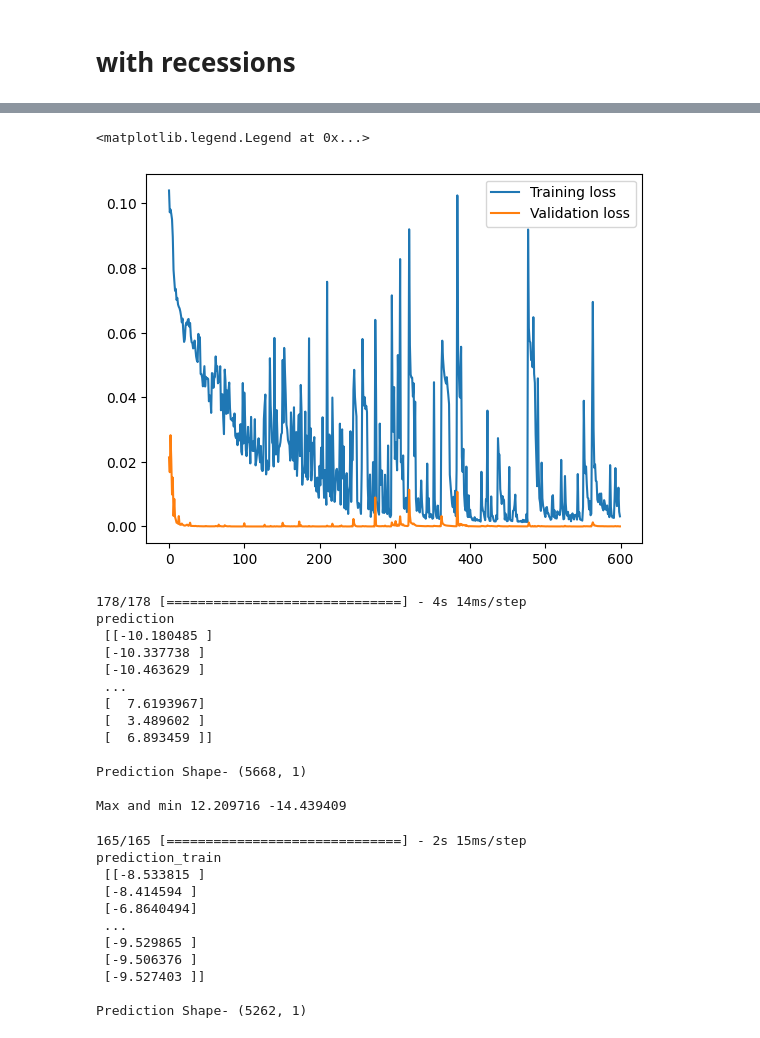
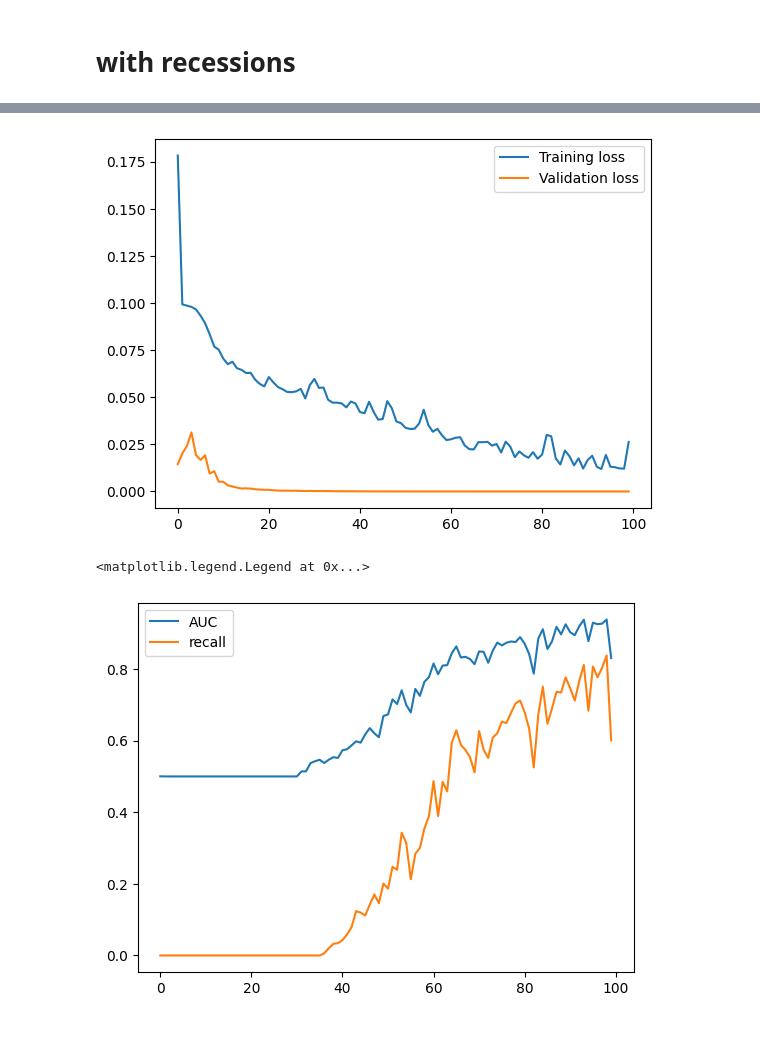
Before and after one commit to AmineMahdioui/projet-de-fin-d-annee, a Jupyter notebook: New try LSTM.ipynb, the cells around one changed output, grey strips where cells are left out. Cells and saved outputs as stored; diff of their text form; code cells hidden in the pictures.

```diff
--- a/New try LSTM.ipynb
+++ b/New try LSTM.ipynb
@@ -203,44 +202,13 @@ Epoch 600/600
 # %%
 
 plt.plot(history.history['loss'], label='Training loss')
 plt.plot(history.history['val_loss'], label='Validation loss')
 plt.legend()
+plt.show();
+plt.plot(history.history['auc'], label='AUC')
+plt.plot(history.history['recall'], label='recall')
+plt.legend()
 # %% [output]
+[figure, new version]
 <matplotlib.legend.Legend at 0x...>
-[figure, old version]
+[figure, added]
-# %%
-prediction=model.predict(testX)
-print("prediction\n", prediction)
-print("\nPrediction Shape-",prediction.shape)
-print("\nMax and min",prediction.max(),prediction.min())
-# %% [output]
-178/178 [==============================] - 4s 14ms/step
-prediction
- [[-10.180485 ]
- [-10.337738 ]
- [-10.463629 ]
- ...
- [  7.6193967]
- [  3.489602 ]
- [  6.893459 ]]
-
-Prediction Shape- (5668, 1)
-
-Max and min 12.209716 -14.439409
-# %%
-
-prediction_train=model.predict(trainX)
-print("prediction_train\n", prediction_train)
-print("\nPrediction Shape-",prediction_train.shape)
-# %% [output]
-165/165 [==============================] - 2s 15ms/step
-prediction_train
- [[-8.533815 ]
- [-8.414594 ]
- [-6.8640494]
- ...
- [-9.529865 ]
- [-9.506376 ]
- [-9.527403 ]]
-
-Prediction Shape- (5262, 1)
```
Also changed, not shown: parts of 18 cells of this notebook, 4 other files.
